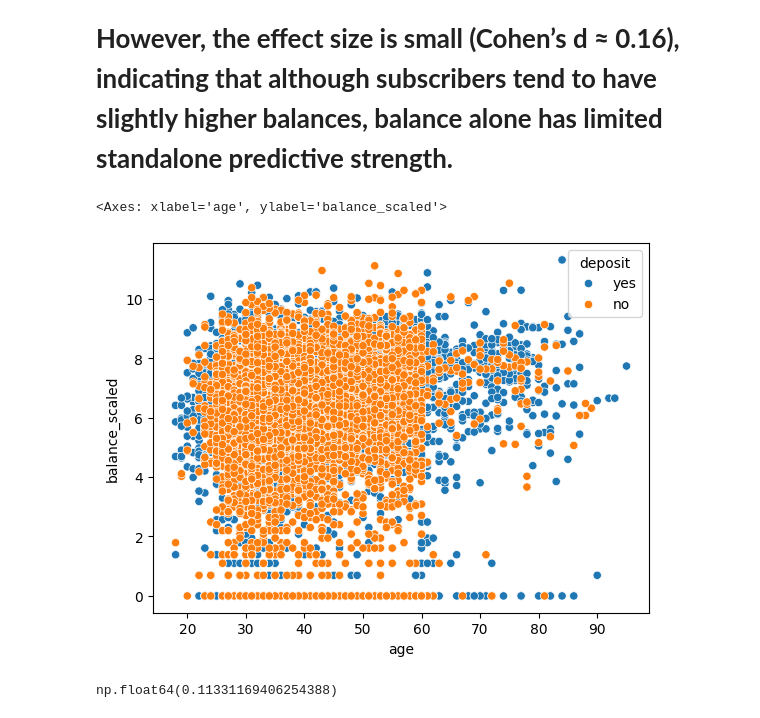
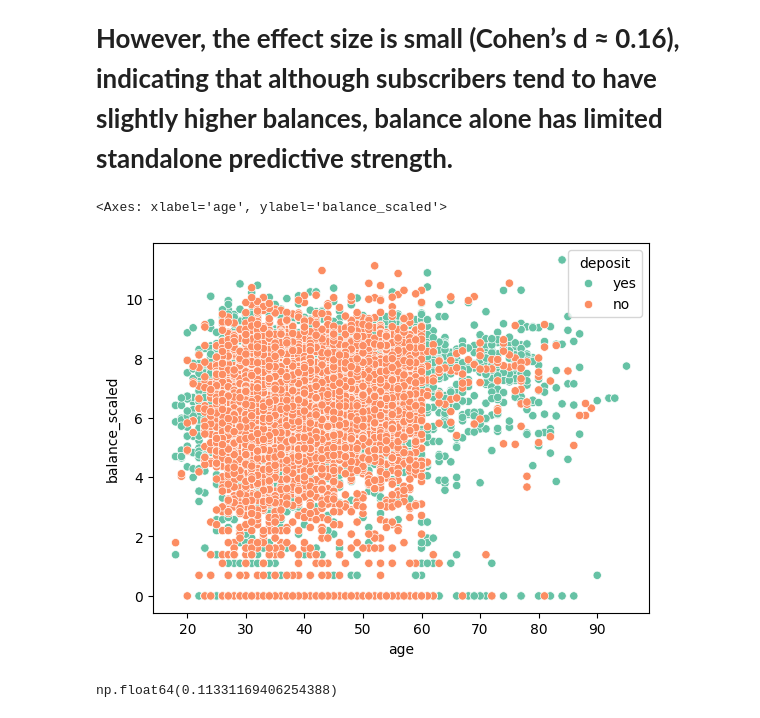
Before and after one commit to UKD1211/100_days_ML_cX_ISI_DS, a Jupyter notebook: Bank_Marketing_Campaign.ipynb, the cells around one changed output. Drawn from its saved outputs; the diff is of its cells as text; code cells hidden in the pictures.

```diff
--- a/Bank_Marketing_Campaign.ipynb
+++ b/Bank_Marketing_Campaign.ipynb
@@ -614,7 +601,3 @@ https://gist.github.com/mwaskom/de44147ed2974457ad6372750bbe5751
   sns.distplot(df[df['deposit']=='no']['balance'])
 <Axes: xlabel='balance', ylabel='Density'>
 [figure]
-# %%
-from sklearn.preprocessing import StandardScaler
-scaler = StandardScaler()
-df['balance_scaled'] = scaler.fit_transform(df[['balance']])
@@ -857,10 +784,11 @@ plt.show()
 # %% [markdown]
 # **Balance shows a statistically significant difference between subscribers and non-subscribers (p < 0.001). However, the effect size is small (Cohen’s d ≈ 0.16), indicating that although subscribers tend to have slightly higher balances, balance alone has limited standalone predictive strength.**
 # %%
-sns.scatterplot(data = df,x = 'age',y = 'balance_scaled',hue = 'deposit')
+from matplotlib.colors import Colormap
+sns.scatterplot(data = df,x = 'age',y = 'balance_scaled',hue = 'deposit', palette='Set2' )
 # %% [output]
 <Axes: xlabel='age', ylabel='balance_scaled'>
-[figure, old version]
+[figure, new version]
 # %%
 df['balance'].corr(df['age'])
 # %% [output]
```
Also changed, not shown: parts of 55 cells of this notebook.
